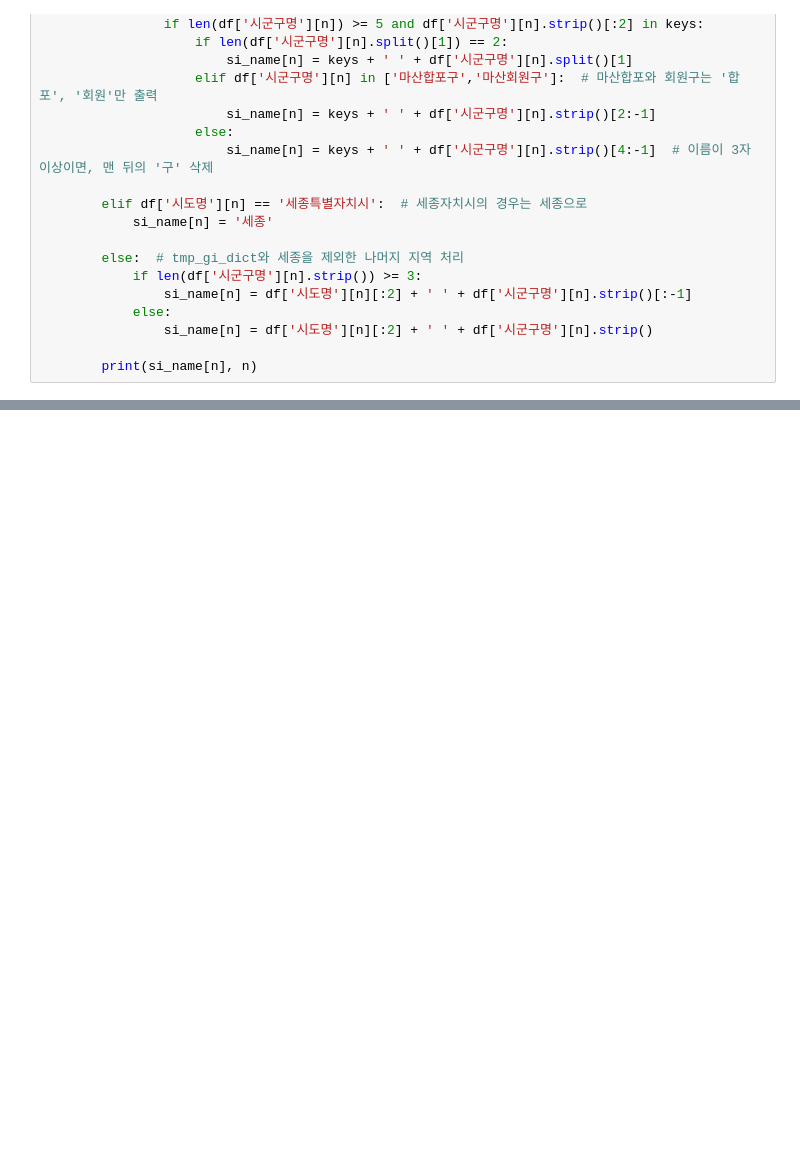
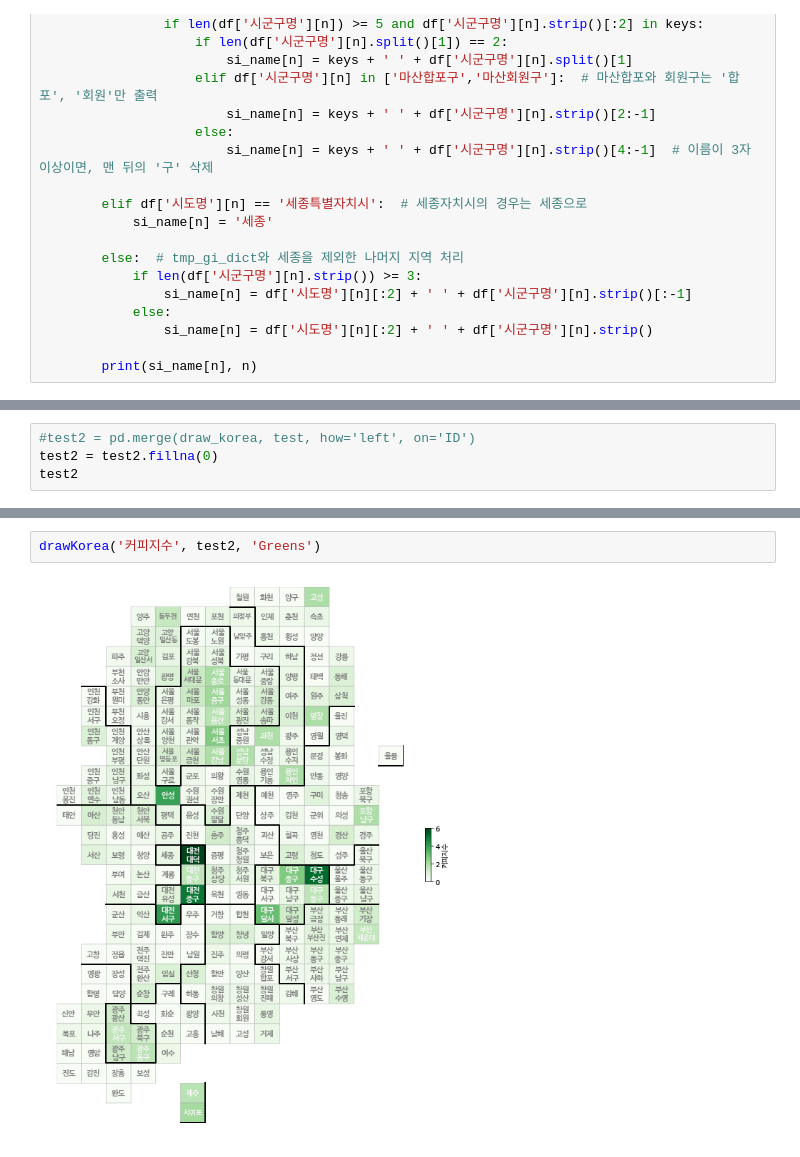
Before and after one commit to limwonki0619/Python-lecture, a Jupyter notebook: 책) 파이썬으로 데이터 주무르기/Ch05_우리나라 인구 소멸 위기 지역 분석/korea_coffee_shop.ipynb, the cells around one changed output, grey strips where cells are left out. Saved outputs shown, nothing was run; the diff lists cells and outputs as text; blank space fills up the shorter version.

```diff
--- a/책) 파이썬으로 데이터 주무르기/Ch05_우리나라 인구 소멸 위기 지역 분석/korea_coffee_shop.ipynb
+++ b/책) 파이썬으로 데이터 주무르기/Ch05_우리나라 인구 소멸 위기 지역 분석/korea_coffee_shop.ipynb
@@ -227,0 +779,4 @@ starbucks.to_csv('data/starbucks.csv', encoding='euc-kr')
+# %%
+#test2 = pd.merge(draw_korea, test, how='left', on='ID')
+test2 = test2.fillna(0)
+test2
@@ -227,0 +802,4 @@ starbucks.to_csv('data/starbucks.csv', encoding='euc-kr')
+# %%
+drawKorea('커피지수', test2, 'Greens')
+# %% [output]
+[figure, added]
```
Also changed, not shown: parts of 97 cells of this notebook, 5 other files.
